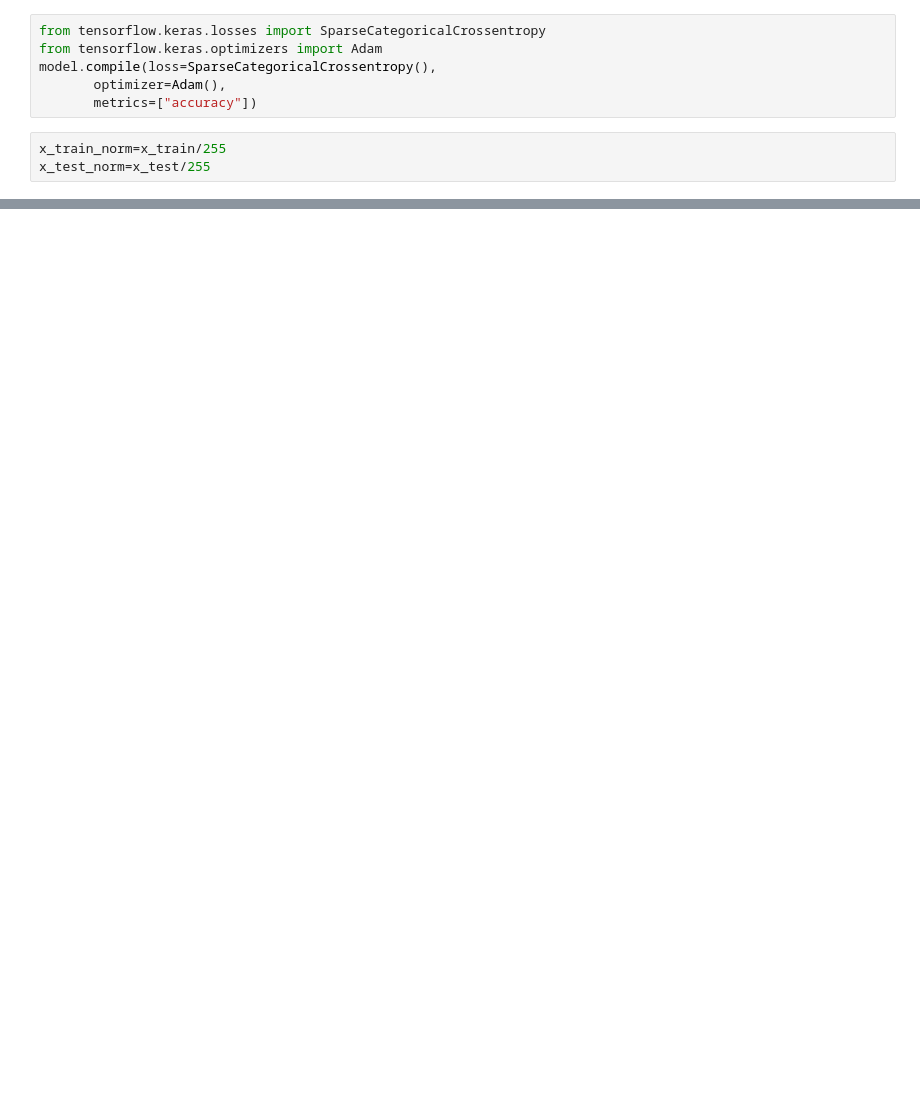
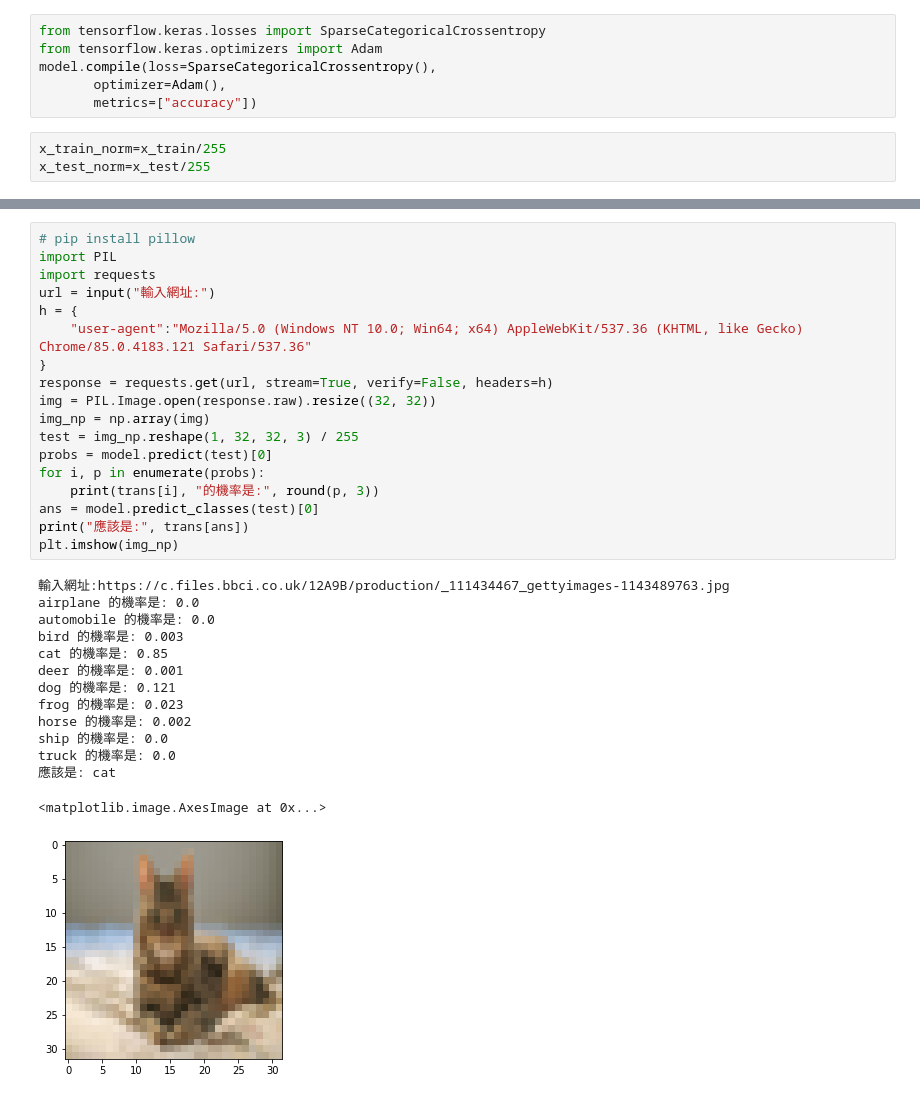
Before and after one commit to crazy85128x/ML0930, a Jupyter notebook: cnn_gap.ipynb, the cells around one changed output, grey strips where cells are left out. Cells and saved outputs as stored; diff of their text form; blank space fills up the shorter version.

```diff
--- a/cnn_gap.ipynb
+++ b/cnn_gap.ipynb
@@ -132,0 +168,33 @@ model.evaluate(x_test_norm, y_test)
+# %%
+# pip install pillow
+import PIL
+import requests
+url = input("輸入網址:")
+h = {
+    "user-agent":"Mozilla/5.0 (Windows NT 10.0; Win64; x64) AppleWebKit/537.36 (KHTML, like Gecko) Chrome/85.0.4183.121 Safari/537.36"
+}
+response = requests.get(url, stream=True, verify=False, headers=h)
+img = PIL.Image.open(response.raw).resize((32, 32))
+img_np = np.array(img)
+test = img_np.reshape(1, 32, 32, 3) / 255
+probs = model.predict(test)[0]
+for i, p in enumerate(probs):
+    print(trans[i], "的機率是:", round(p, 3))
+ans = model.predict_classes(test)[0]
+print("應該是:", trans[ans])
+plt.imshow(img_np)
+# %% [output]
+輸入網址:https://c.files.bbci.co.uk/12A9B/production/_111434467_gettyimages-1143489763.jpg
+airplane 的機率是: 0.0
+automobile 的機率是: 0.0
+bird 的機率是: 0.003
+cat 的機率是: 0.85
+deer 的機率是: 0.001
+dog 的機率是: 0.121
+frog 的機率是: 0.023
+horse 的機率是: 0.002
+ship 的機率是: 0.0
+truck 的機率是: 0.0
+應該是: cat
+<matplotlib.image.AxesImage at 0x...>
+[figure, added]
```
Also changed, not shown: parts of 6 cells of this notebook.
